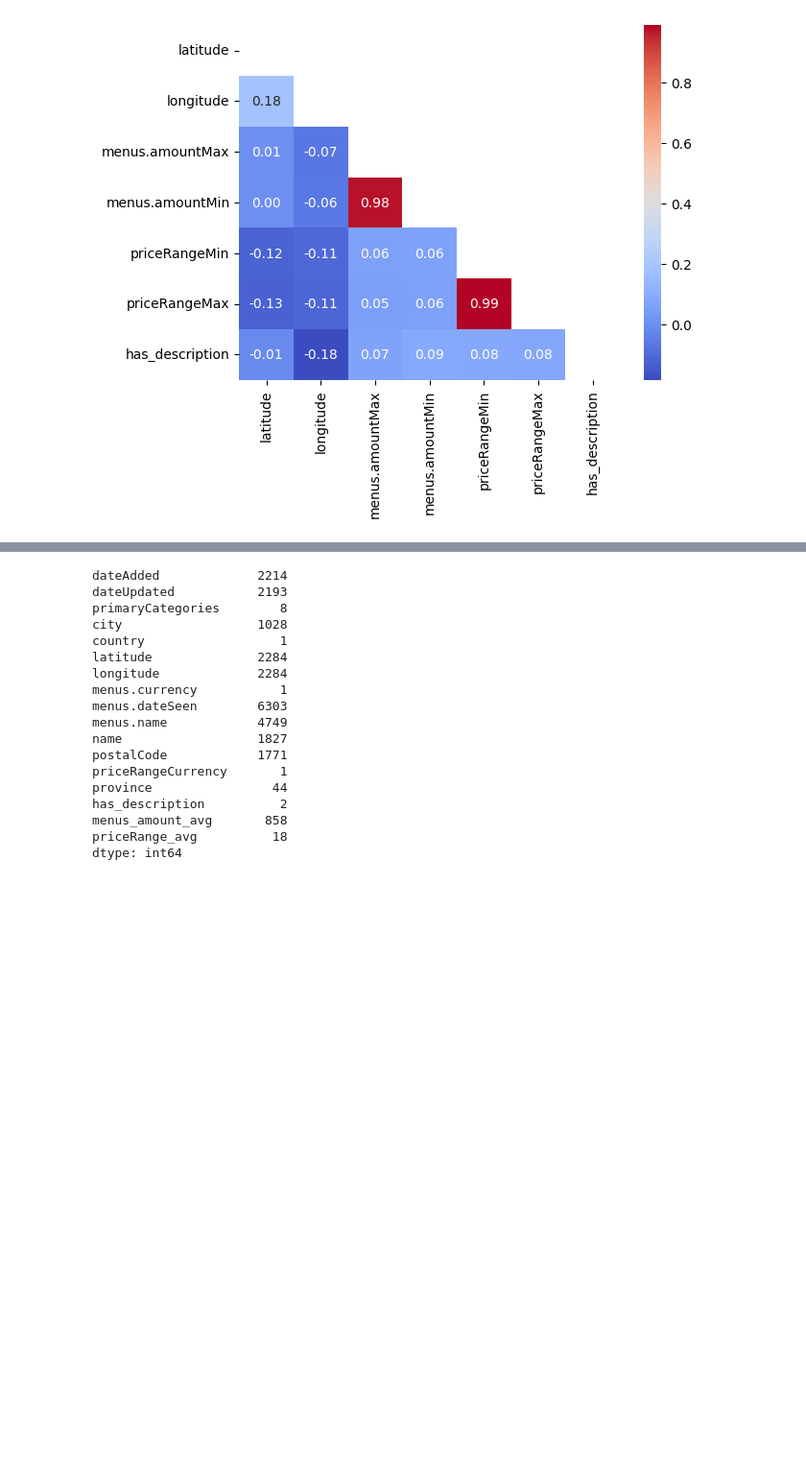
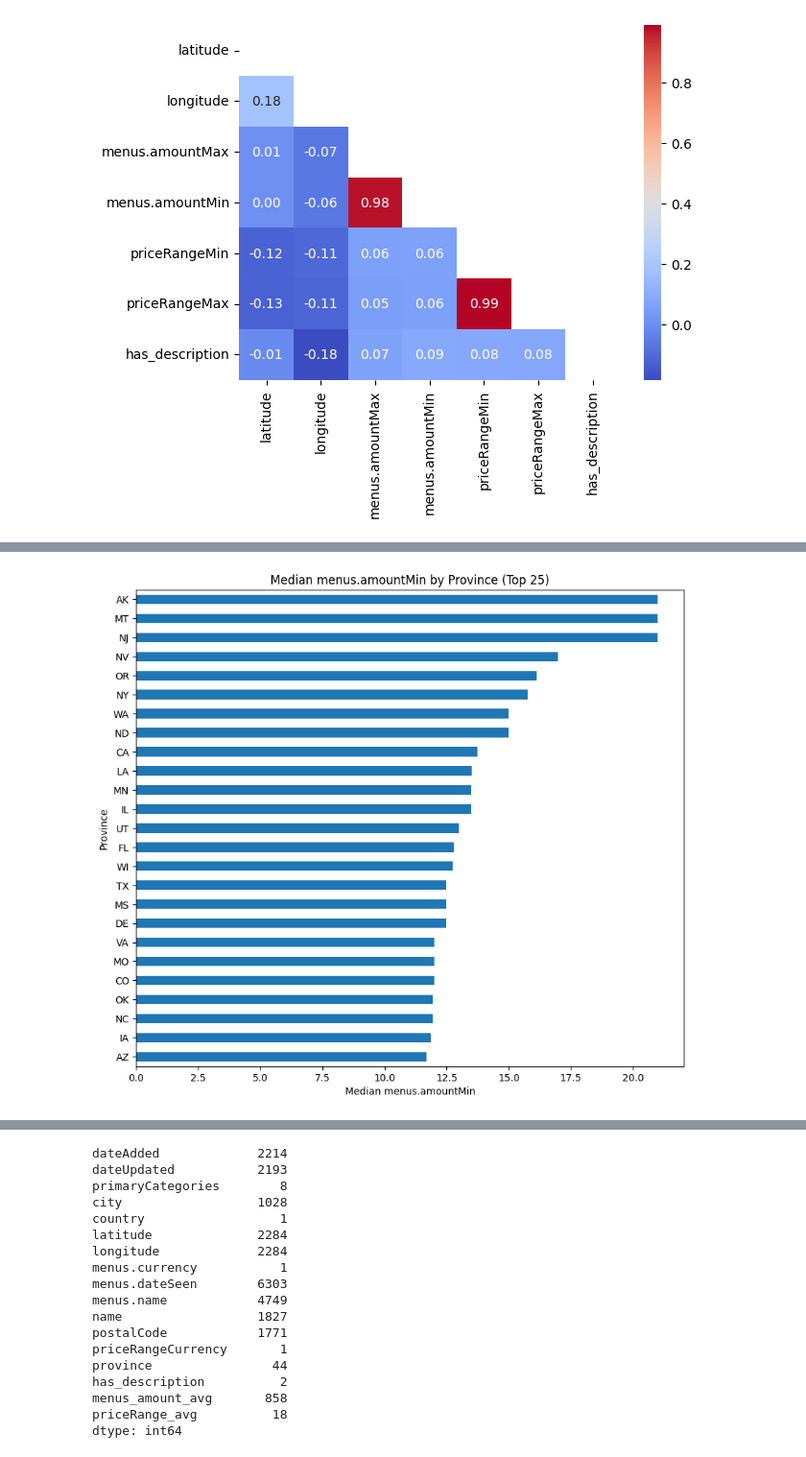
Before and after one commit to arjunvenkateshusd/ads505, a Jupyter notebook: ads505_FinalProj.ipynb, the cells around one changed output, grey strips where cells are left out. Shown at 96% size. Drawn from its saved outputs; the diff is of its cells as text; code cells hidden in the pictures; blank space fills up the shorter version.

Commit message:
integrated visuals created in eda_arjunvenkatesh into ads505_FinalProj.ipynb

```diff
--- a/ads505_FinalProj.ipynb
+++ b/ads505_FinalProj.ipynb
@@ -314,0 +342,21 @@ All other numeric features have low correlation and can be kept as is for modeli
+# %%
+def plot_price_by_province(df: pd.DataFrame, outdir: str, tag: str):
+    base = [c for c in ["menus.amountMin", "priceRangeMin"] if c in df.columns]
+    if not base or "province" not in df.columns:
+        return
+    c = base[0]
+    tmp = df.copy()
+    tmp[c] = pd.to_numeric(tmp[c], errors="coerce")
+    gp = tmp.groupby("province")[c].median().dropna().sort_values(ascending=False).head(25)
+    if gp.empty:
+        return
+    plt.figure(figsize=(10, max(4, 0.35*len(gp))))
+    gp.iloc[::-1].plot(kind="barh")
+    plt.title(f"Median {c} by Province (Top 25)")
+    plt.xlabel(f"Median {c}")
+    plt.ylabel("Province")
+    return plt.show()
+
+plot_price_by_province(data2_cleaned, outdir=".", tag="data2_cleaned")
+# %% [output]
+[figure, added]
```
Also changed, not shown: parts of 8 cells of this notebook.
